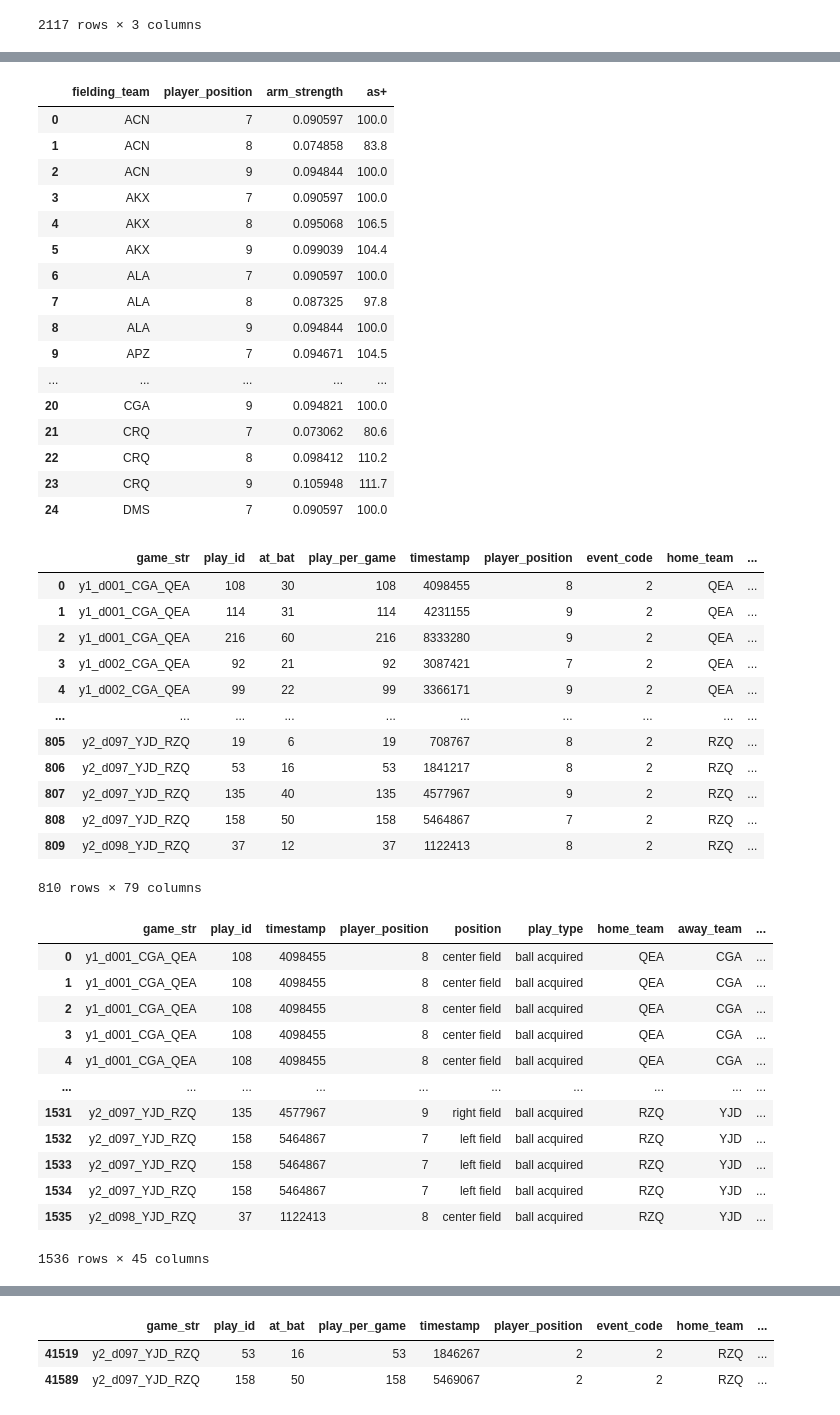
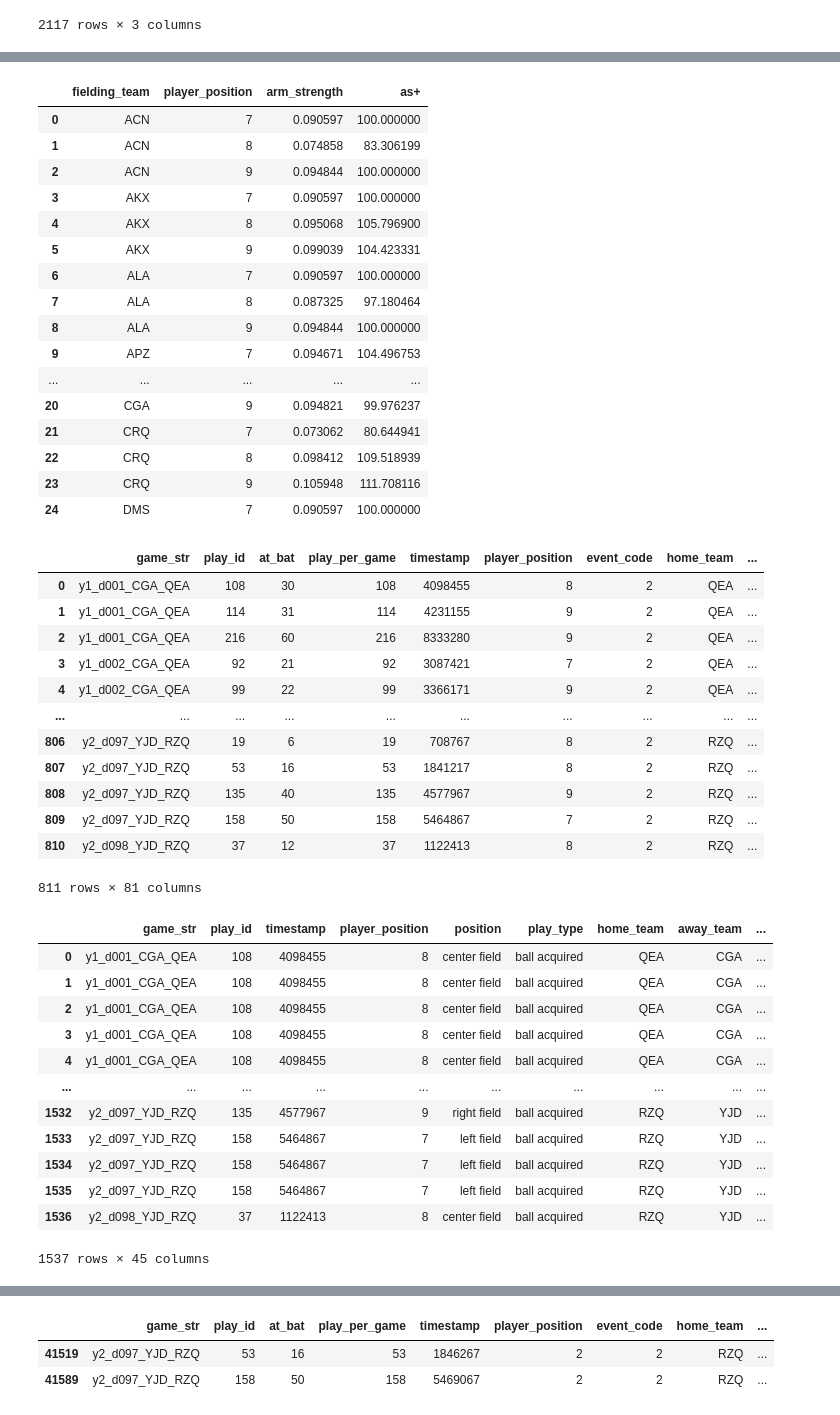
Before and after one commit to alexfrederick1/The-Man-in-the-Middle, a Jupyter notebook: extra-base-model_witharmstrength.ipynb, the cells around one changed output, grey strips where cells are left out. Drawn from its saved outputs; the diff is of its cells as text; code cells hidden in the pictures.

```diff
--- a/extra-base-model_witharmstrength.ipynb
+++ b/extra-base-model_witharmstrength.ipynb
@@ -222,7 +222,7 @@ def detect_attempts(df):
     home_y_thresh = 35
 
     third_x_thresh = -35
-    third_y_thresh = 90
+    third_y_thresh = 98
 
     attempts = []
 
@@ -575,6 +575,8 @@ ball_acquired_df
 # %%
 ball_with_arm_strength = ball_acquired_df.merge(arm_strength, on = ['game_str', 'play_id'], how = 'inner')
 
+ball_with_arm_strength['as+'] = 100 * (ball_with_arm_strength['arm_strength'] / arm_strength_mean)
+
 ball_with_arm_strength
 # %% [output]
 |  | game_str | play_id | at_bat | play_per_game | timestamp | player_position | event_code | home_team | ... |
@@ -633,32 +635,32 @@ individual_arm_strength['arm_strength'] = individual_arm_strength.apply(
 individual_arm_strength['as+'] = individual_arm_strength.apply(
     lambda row: 100 * (row['arm_strength'] / league_averages[row['player_position']]),
     axis=1
-).round(1)
+)
 
 individual_arm_strength.head(25)
 # %% [output]
 |  | fielding_team | player_position | arm_strength | as+ |
-| 0 | ACN | 7 | 0.090597 | 100.0 |
-| 1 | ACN | 8 | 0.074858 | 83.8 |
-| 2 | ACN | 9 | 0.094844 | 100.0 |
-| 3 | AKX | 7 | 0.090597 | 100.0 |
-| 4 | AKX | 8 | 0.095068 | 106.5 |
-| 5 | AKX | 9 | 0.099039 | 104.4 |
-| 6 | ALA | 7 | 0.090597 | 100.0 |
-| 7 | ALA | 8 | 0.087325 | 97.8 |
-| 8 | ALA | 9 | 0.094844 | 100.0 |
-| 9 | APZ | 7 | 0.094671 | 104.5 |
+| 0 | ACN | 7 | 0.090597 | 100.000000 |
+| 1 | ACN | 8 | 0.074858 | 83.306199 |
+| 2 | ACN | 9 | 0.094844 | 100.000000 |
+| 3 | AKX | 7 | 0.090597 | 100.000000 |
+| 4 | AKX | 8 | 0.095068 | 105.796900 |
+| 5 | AKX | 9 | 0.099039 | 104.423331 |
+| 6 | ALA | 7 | 0.090597 | 100.000000 |
+| 7 | ALA | 8 | 0.087325 | 97.180464 |
+| 8 | ALA | 9 | 0.094844 | 100.000000 |
+| 9 | APZ | 7 | 0.094671 | 104.496753 |
 | ... | ... | ... | ... | ... |
-| 20 | CGA | 9 | 0.094821 | 100.0 |
-| 21 | CRQ | 7 | 0.073062 | 80.6 |
-| 22 | CRQ | 8 | 0.098412 | 110.2 |
-| 23 | CRQ | 9 | 0.105948 | 111.7 |
-| 24 | DMS | 7 | 0.090597 | 100.0 |
+| 20 | CGA | 9 | 0.094821 | 99.976237 |
+| 21 | CRQ | 7 | 0.073062 | 80.644941 |
+| 22 | CRQ | 8 | 0.098412 | 109.518939 |
+| 23 | CRQ | 9 | 0.105948 | 111.708116 |
+| 24 | DMS | 7 | 0.090597 | 100.000000 |
 # %%
 #merge back data into larger df
 
 ball_arms = temp.merge(individual_arm_strength, on = ['fielding_team', 'player_position'], how = 'inner')
-ball_arms = ball_arms.drop(columns = ['arm_strength_x', 'arm_strength_y'])
+ball_arms = ball_arms.drop(columns = ['arm_strength_x']).rename(columns = {'arm_strength_y': 'hist_as'})
 ball_arms
 # %% [output]
 |  | game_str | play_id | at_bat | play_per_game | timestamp | player_position | event_code | home_team | ... |
@@ -668,12 +670,12 @@ ball_arms
 | 3 | y1_d002_CGA_QEA | 92 | 21 | 92 | 3087421 | 7 | 2 | QEA | ... |
 | 4 | y1_d002_CGA_QEA | 99 | 22 | 99 | 3366171 | 9 | 2 | QEA | ... |
 | ... | ... | ... | ... | ... | ... | ... | ... | ... | ... |
-| 805 | y2_d097_YJD_RZQ | 19 | 6 | 19 | 708767 | 8 | 2 | RZQ | ... |
-| 806 | y2_d097_YJD_RZQ | 53 | 16 | 53 | 1841217 | 8 | 2 | RZQ | ... |
-| 807 | y2_d097_YJD_RZQ | 135 | 40 | 135 | 4577967 | 9 | 2 | RZQ | ... |
-| 808 | y2_d097_YJD_RZQ | 158 | 50 | 158 | 5464867 | 7 | 2 | RZQ | ... |
-| 809 | y2_d098_YJD_RZQ | 37 | 12 | 37 | 1122413 | 8 | 2 | RZQ | ... |
+| 806 | y2_d097_YJD_RZQ | 19 | 6 | 19 | 708767 | 8 | 2 | RZQ | ... |
+| 807 | y2_d097_YJD_RZQ | 53 | 16 | 53 | 1841217 | 8 | 2 | RZQ | ... |
+| 808 | y2_d097_YJD_RZQ | 135 | 40 | 135 | 4577967 | 9 | 2 | RZQ | ... |
+| 809 | y2_d097_YJD_RZQ | 158 | 50 | 158 | 5464867 | 7 | 2 | RZQ | ... |
+| 810 | y2_d098_YJD_RZQ | 37 | 12 | 37 | 1122413 | 8 | 2 | RZQ | ... |
-810 rows × 79 columns
+811 rows × 81 columns
 # %%
 # Melt ball_acquired_df to long format for runner attempts and safe status
 id_vars = [
@@ -684,7 +686,7 @@ id_vars = [
     'field_x_8', 'field_y_8', 'field_x_9', 'field_y_9',
     'field_x_10', 'field_y_10', 'field_x_11', 'field_y_11', 'field_x_12', 'field_y_12',
     'ball_position_x', 'ball_position_y', 'ball_position_z',
-    'as+'
+    'hist_as'
 ]
 
 # List of runner attempt and safe columns
@@ -695,39 +697,39 @@ runner_cols = [
     ('runner_11_attempt_Home', 'runner_11_safe_Home', 11, '1B', 'Home'),
     ('runner_12_attempt_Home', 'runner_12_safe_Home', 12, '2B', 'Home')
 ]
 
 long_rows = []
 for _, row in ball_arms.iterrows():
     for attempt_col, safe_col, runner_id, from_base, to_base in runner_cols:
         if attempt_col in row and row[attempt_col] is True:
             long_row = row[id_vars].to_dict()
             long_row.update({
                 'runner_id': runner_id,
                 'from_base': from_base,
                 'to_base': to_base,
                 'attempted': row[attempt_col],
                 'was_safe': row.get(safe_col, None),
                 'runner_x': row.get(f'field_x_{runner_id}', None),
                 'runner_y': row.get(f'field_y_{runner_id}', None)
             })
             long_rows.append(long_row)
 
 ball_acquired_long = pd.DataFrame(long_rows)
 ball_acquired_long
 # %% [output]
 |  | game_str | play_id | timestamp | player_position | position | play_type | home_team | away_team | ... |
 | 0 | y1_d001_CGA_QEA | 108 | 4098455 | 8 | center field | ball acquired | QEA | CGA | ... |
 | 1 | y1_d001_CGA_QEA | 108 | 4098455 | 8 | center field | ball acquired | QEA | CGA | ... |
 | 2 | y1_d001_CGA_QEA | 108 | 4098455 | 8 | center field | ball acquired | QEA | CGA | ... |
 | 3 | y1_d001_CGA_QEA | 108 | 4098455 | 8 | center field | ball acquired | QEA | CGA | ... |
 | 4 | y1_d001_CGA_QEA | 108 | 4098455 | 8 | center field | ball acquired | QEA | CGA | ... |
 | ... | ... | ... | ... | ... | ... | ... | ... | ... | ... |
-| 1531 | y2_d097_YJD_RZQ | 135 | 4577967 | 9 | right field | ball acquired | RZQ | YJD | ... |
-| 1532 | y2_d097_YJD_RZQ | 158 | 5464867 | 7 | left field | ball acquired | RZQ | YJD | ... |
+| 1532 | y2_d097_YJD_RZQ | 135 | 4577967 | 9 | right field | ball acquired | RZQ | YJD | ... |
 | 1533 | y2_d097_YJD_RZQ | 158 | 5464867 | 7 | left field | ball acquired | RZQ | YJD | ... |
 | 1534 | y2_d097_YJD_RZQ | 158 | 5464867 | 7 | left field | ball acquired | RZQ | YJD | ... |
-| 1535 | y2_d098_YJD_RZQ | 37 | 1122413 | 8 | center field | ball acquired | RZQ | YJD | ... |
+| 1535 | y2_d097_YJD_RZQ | 158 | 5464867 | 7 | left field | ball acquired | RZQ | YJD | ... |
+| 1536 | y2_d098_YJD_RZQ | 37 | 1122413 | 8 | center field | ball acquired | RZQ | YJD | ... |
-1536 rows × 45 columns
+1537 rows × 45 columns
 # %%
 ball_acquired_long['was_safe'].value_counts()
 # %% [output]
```
Also changed, not shown: parts of 13 cells of this notebook.
